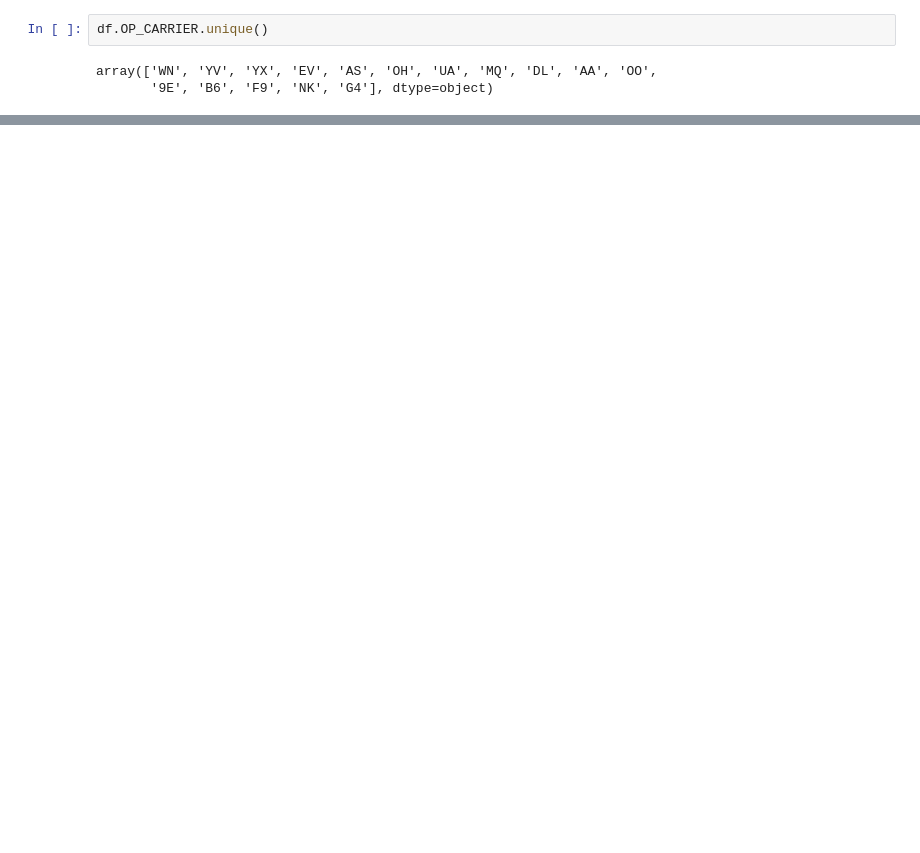
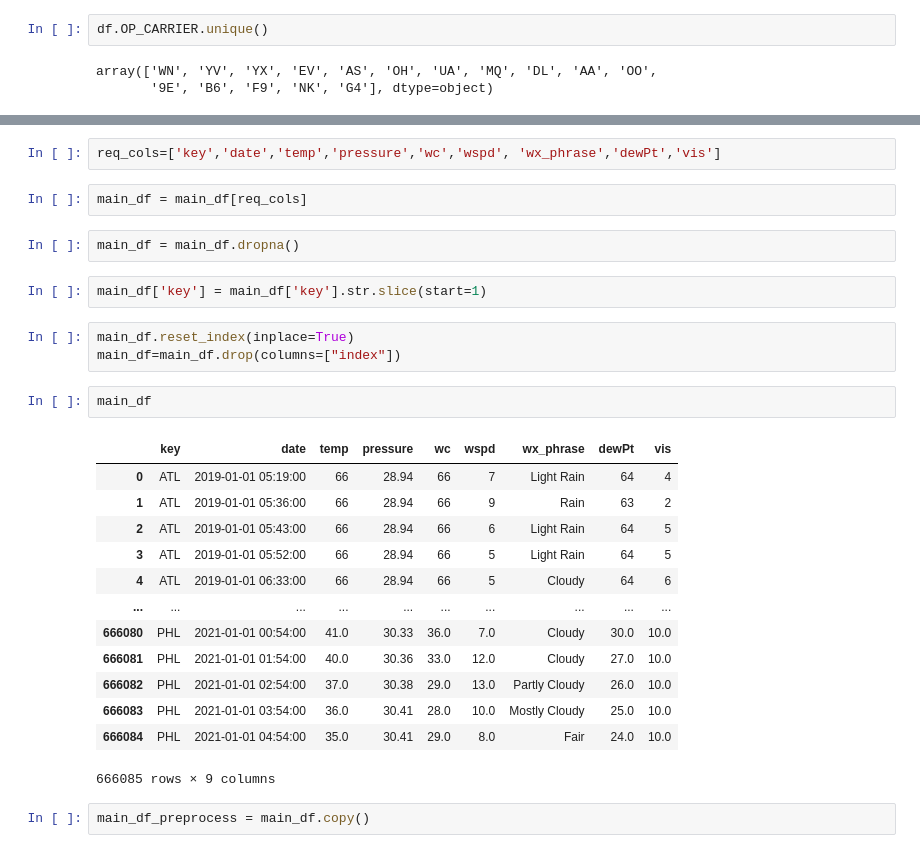
Before and after one commit to mallikarai/Predicting_Flight_Delays, a Jupyter notebook: Main.ipynb, the cells around one changed output, grey strips where cells are left out. Drawn from its saved outputs; the diff is of its cells as text; blank space fills up the shorter version.

```diff
--- a/Main.ipynb
+++ b/Main.ipynb
@@ -318,0 +341,29 @@ array(['WN', 'YV', 'YX', 'EV', 'AS', 'OH', 'UA', 'MQ', 'DL', 'AA', 'OO',
+# %%
+req_cols=['key','date','temp','pressure','wc','wspd', 'wx_phrase','dewPt','vis']
+# %%
+main_df = main_df[req_cols]
+# %%
+main_df = main_df.dropna()
+# %%
+main_df['key'] = main_df['key'].str.slice(start=1)
+# %%
+main_df.reset_index(inplace=True)
+main_df=main_df.drop(columns=["index"])
+# %%
+main_df
+# %% [output]
+|  | key | date | temp | pressure | wc | wspd | wx_phrase | dewPt | vis |
+| 0 | ATL | 2019-01-01 05:19:00 | 66 | 28.94 | 66 | 7 | Light Rain | 64 | 4 |
+| 1 | ATL | 2019-01-01 05:36:00 | 66 | 28.94 | 66 | 9 | Rain | 63 | 2 |
+| 2 | ATL | 2019-01-01 05:43:00 | 66 | 28.94 | 66 | 6 | Light Rain | 64 | 5 |
+| 3 | ATL | 2019-01-01 05:52:00 | 66 | 28.94 | 66 | 5 | Light Rain | 64 | 5 |
+| 4 | ATL | 2019-01-01 06:33:00 | 66 | 28.94 | 66 | 5 | Cloudy | 64 | 6 |
+| ... | ... | ... | ... | ... | ... | ... | ... | ... | ... |
+| 666080 | PHL | 2021-01-01 00:54:00 | 41.0 | 30.33 | 36.0 | 7.0 | Cloudy | 30.0 | 10.0 |
+| 666081 | PHL | 2021-01-01 01:54:00 | 40.0 | 30.36 | 33.0 | 12.0 | Cloudy | 27.0 | 10.0 |
+| 666082 | PHL | 2021-01-01 02:54:00 | 37.0 | 30.38 | 29.0 | 13.0 | Partly Cloudy | 26.0 | 10.0 |
+| 666083 | PHL | 2021-01-01 03:54:00 | 36.0 | 30.41 | 28.0 | 10.0 | Mostly Cloudy | 25.0 | 10.0 |
+| 666084 | PHL | 2021-01-01 04:54:00 | 35.0 | 30.41 | 29.0 | 8.0 | Fair | 24.0 | 10.0 |
+666085 rows × 9 columns
+# %%
+main_df_preprocess = main_df.copy()
```
Also changed, not shown: parts of 30 cells of this notebook.
